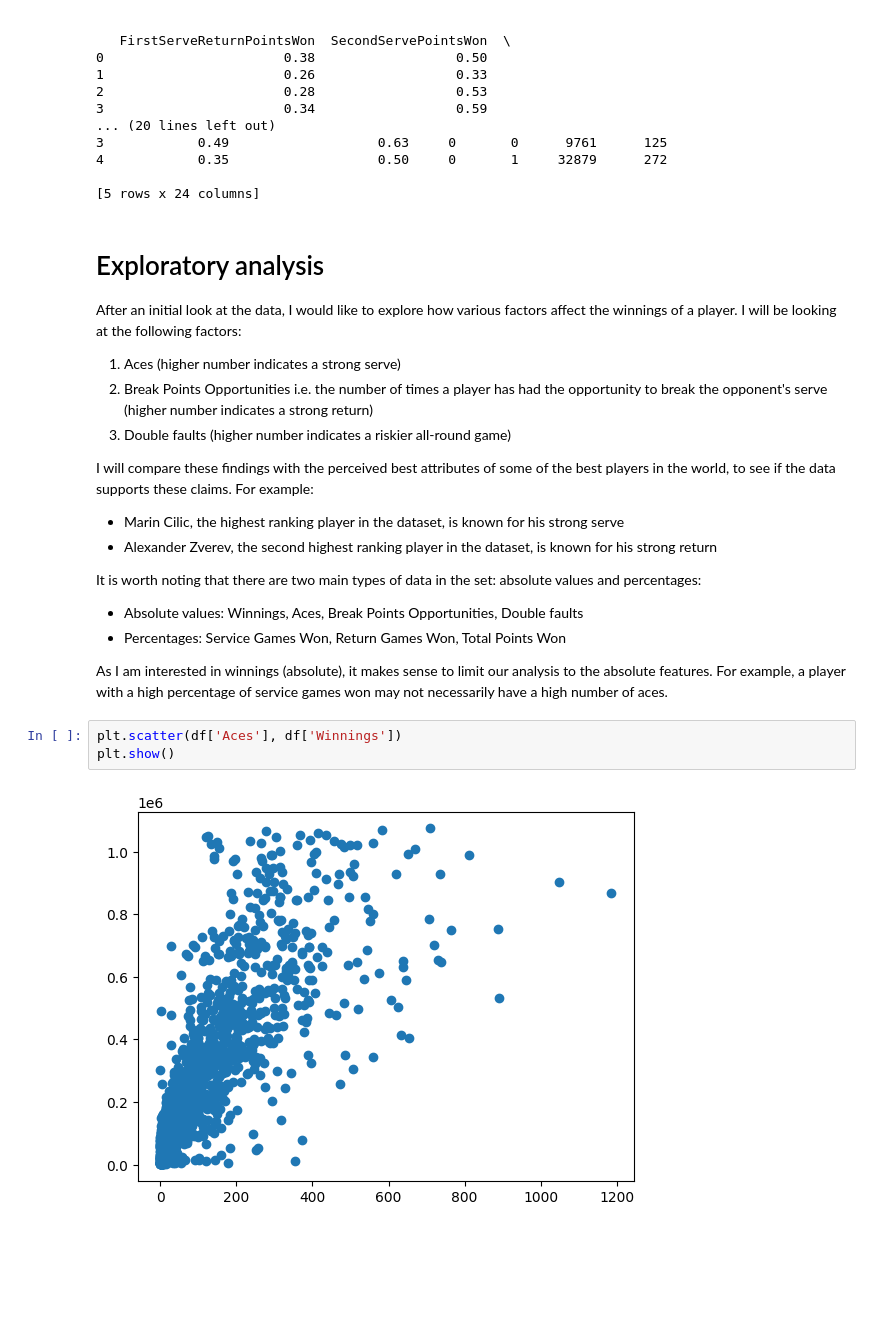
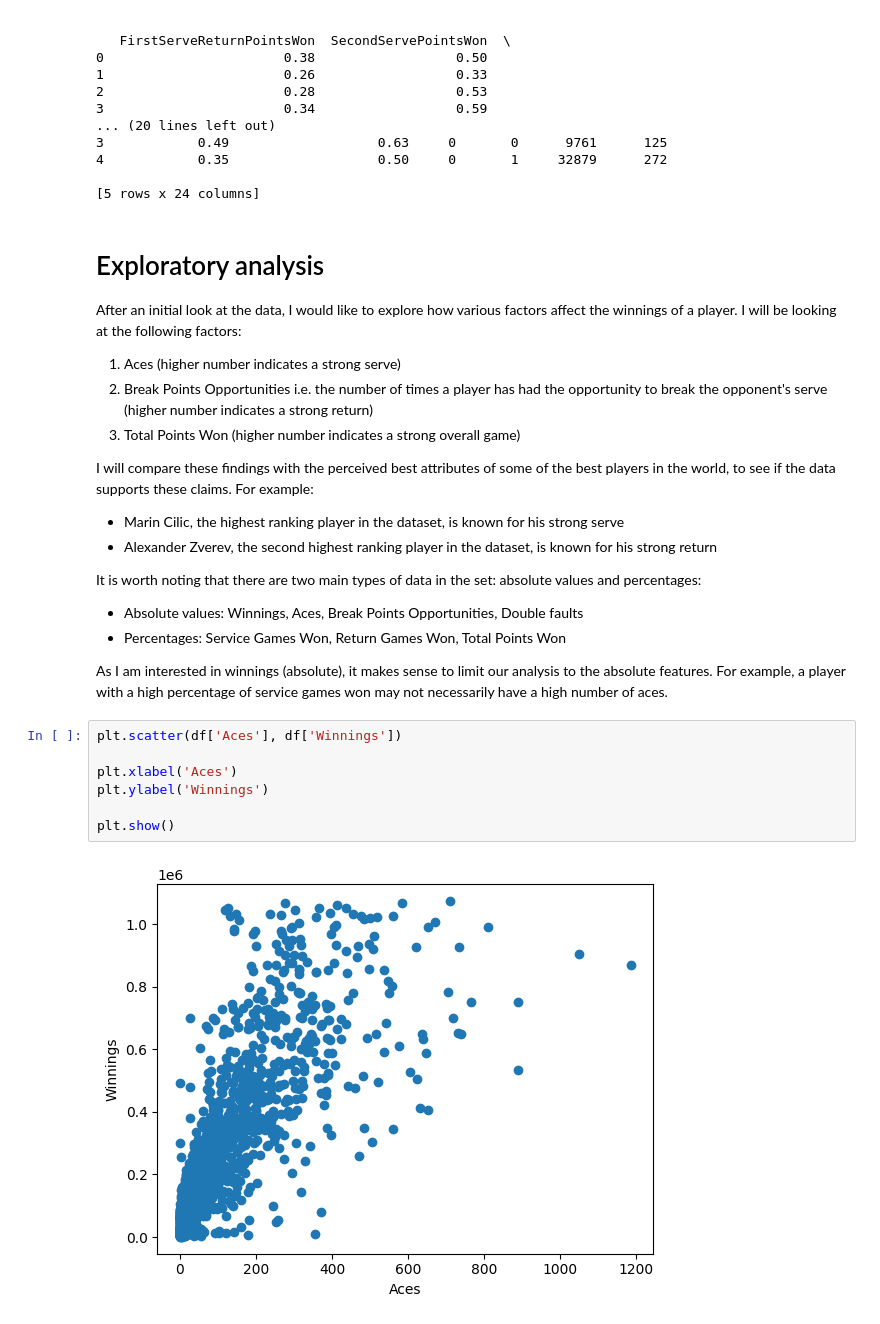
Before and after one commit to alanjameschapman/tennis_ace, a Jupyter notebook: notebook.ipynb, the cells around one changed output. Cells and saved outputs as stored; diff of their text form; blank space fills up the shorter version.

```diff
--- a/notebook.ipynb
+++ b/notebook.ipynb
@@ -31,7 +31,7 @@ print(df.head())
 After an initial look at the data, I would like to explore how various factors affect the winnings of a player. I will be looking at the following factors:
 1. Aces (higher number indicates a strong serve)
 2. Break Points Opportunities i.e. the number of times a player has had the opportunity to break the opponent's serve  (higher number indicates a strong return)
-3. Double faults (higher number indicates a riskier all-round game)
+3. Total Points Won (higher number indicates a strong overall game)
 
 I will compare these findings with the perceived best attributes of some of the best players in the world, to see if the data supports these claims. For example:
 - Marin Cilic, the highest ranking player in the dataset, is known for his strong serve
@@ -44,6 +44,10 @@ It is worth noting that there are two main types of data in the set: absolute va
 As I am interested in winnings (absolute), it makes sense to limit our analysis to the absolute features. For example, a player with a high percentage of service games won may not necessarily have a high number of aces.
 # %%
 plt.scatter(df['Aces'], df['Winnings'])
+
+plt.xlabel('Aces')
+plt.ylabel('Winnings')
+
 plt.show()
 # %% [output]
-[figure, old version]
+[figure, new version]
```
Also changed, not shown: parts of 18 cells of this notebook.
